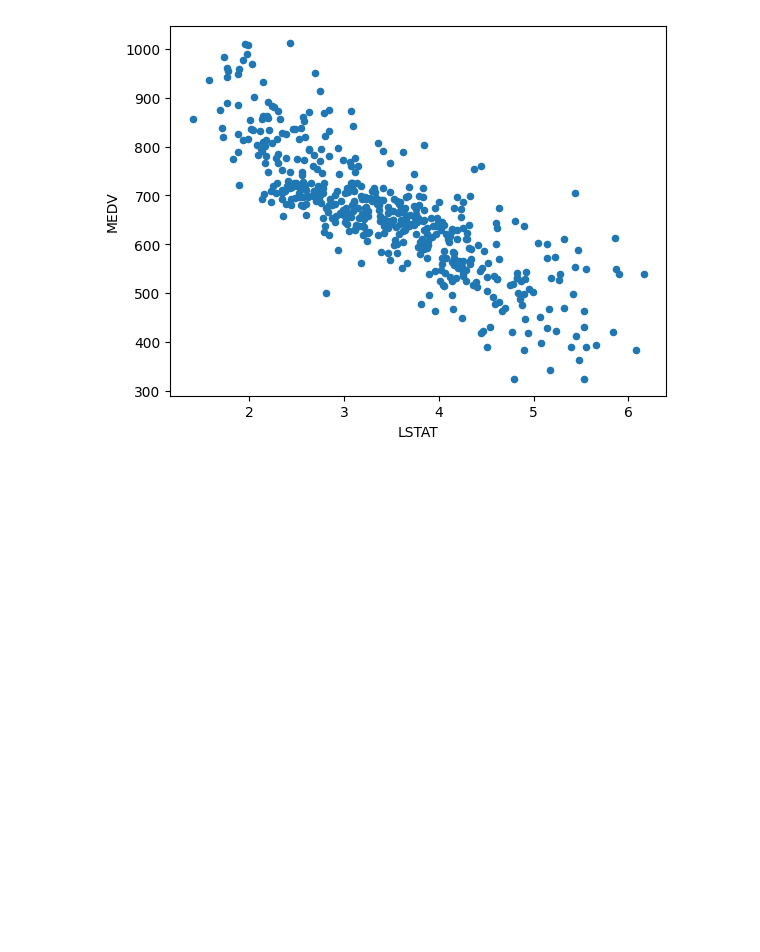
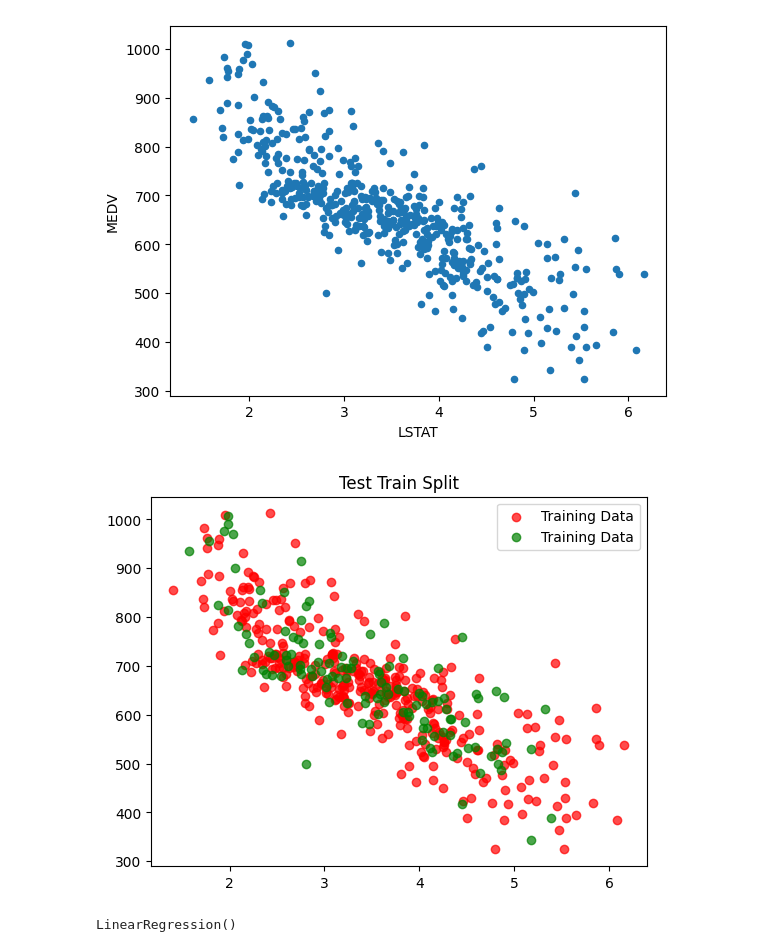
Before and after one commit to SuRRiEs006/BostonHousingRegressionModel, a Jupyter notebook: main.ipynb, the cells around one changed output. Saved outputs shown, nothing was run; the diff lists cells and outputs as text; code cells hidden in the pictures; blank space fills up the shorter version.

```diff
--- a/main.ipynb
+++ b/main.ipynb
@@ -76,5 +76,16 @@ plt.show()
 
 x_train, x_test, y_train, y_test = train_test_split(housingData.LSTAT, housingData.MEDV)
 # %%
-plt.scatter(x_train, y_train, label= "Training Data", color="r", alpha='0.7' )
-plt.scatter(x_test, y_test, label= "Training Data", color="g", alpha='0.7' )
+plt.scatter(x_train, y_train, label= "Training Data", color="r", alpha=0.7 )
+plt.scatter(x_test, y_test, label= "Training Data", color="g", alpha=0.7 )
+plt.legend()
+plt.title("Test Train Split")
+plt.show()
+# %% [output]
+[figure, added]
+# %%
+#Creating linear model and training
+LR = LinearRegression()
+LR.fit(x_train.values.reshape(-1,1), y_train.values)
+# %% [output]
+LinearRegression()
```
Also changed, not shown: parts of 2 cells of this notebook.
